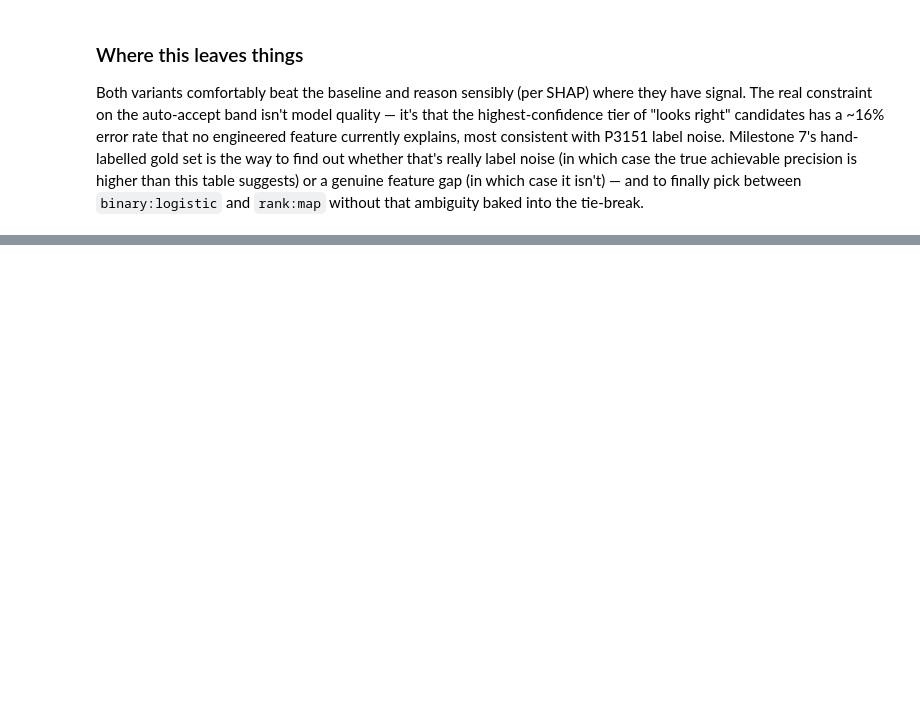
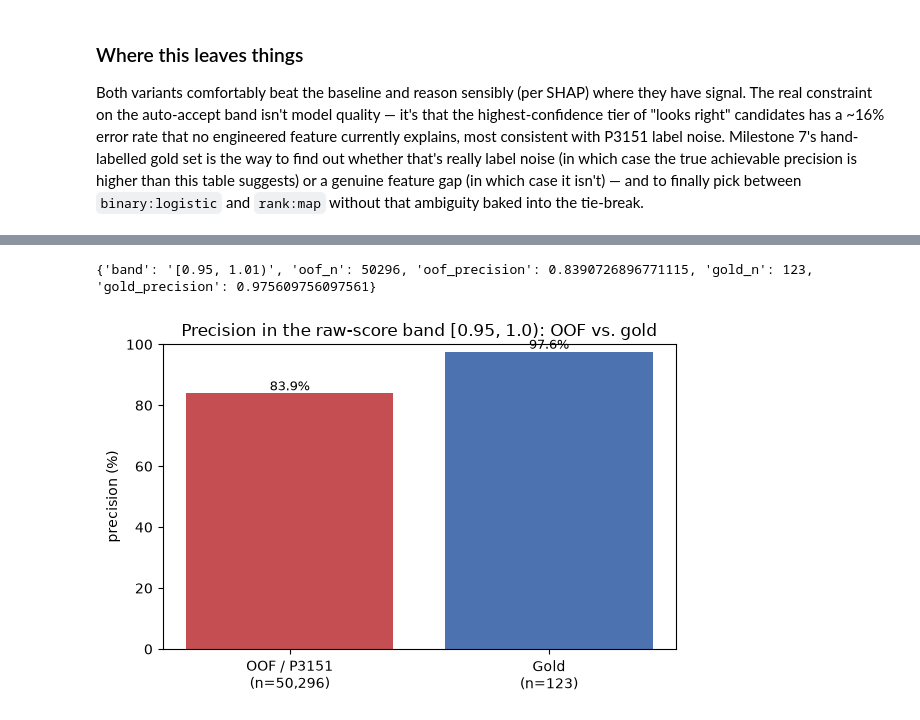
Before and after one commit to Livia-Rasp/xgboost-inat-wikidata-match, a Jupyter notebook: notebooks/01-report.ipynb, the cells around one changed output, grey strips where cells are left out. Saved outputs shown, nothing was run; the diff lists cells and outputs as text; code cells hidden in the pictures; blank space fills up the shorter version.

```diff
--- a/notebooks/01-report.ipynb
+++ b/notebooks/01-report.ipynb
@@ -897,0 +918,13 @@ baked into the tie-break.
+# %%
+import sys
+from pathlib import Path
+
+sys.path.insert(0, str(Path.cwd().parent))
+
+import pandas as pd
+from src.evaluate import load_gold_features, score_gold_set
+
+features = load_gold_features()
+result = score_gold_set(features)
+print(f"{features['wikidata_qid'].nunique():,} gold items, {len(features):,} candidate rows")
+print(f"recall ceiling (found_by_generation rate): {result['recall_ceiling']:.2%}")
@@ -897,0 +959,23 @@ baked into the tie-break.
+# %%
+import matplotlib.pyplot as plt
+from src.train import DEFAULT_OOF_PATH
+from src.evaluate import gold_band_comparison
+
+oof = pd.read_parquet(DEFAULT_OOF_PATH)
+band = gold_band_comparison(result["features"], oof)
+print(band)
+
+fig, ax = plt.subplots(figsize=(6, 4))
+xlabels = [f"OOF / P3151\n(n={band['oof_n']:,})", f"Gold\n(n={band['gold_n']})"]
+values = [band["oof_precision"] * 100, band["gold_precision"] * 100]
+bars = ax.bar(xlabels, values, color=["#C44E52", "#4C72B0"])
+ax.set_ylabel("precision (%)")
+ax.set_title("Precision in the raw-score band [0.95, 1.0): OOF vs. gold")
+ax.set_ylim(0, 100)
+for bar, v in zip(bars, values):
+    ax.annotate(f"{v:.1f}%", (bar.get_x() + bar.get_width() / 2, v), ha="center", va="bottom", fontsize=9)
+plt.tight_layout()
+plt.show()
+# %% [output]
+{'band': '[0.95, 1.01)', 'oof_n': 50296, 'oof_precision': 0.8390726896771115, 'gold_n': 123, 'gold_precision': 0.975609756097561}
+[figure, added]
```
Also changed, not shown: parts of 10 cells of this notebook, 14 other files.
